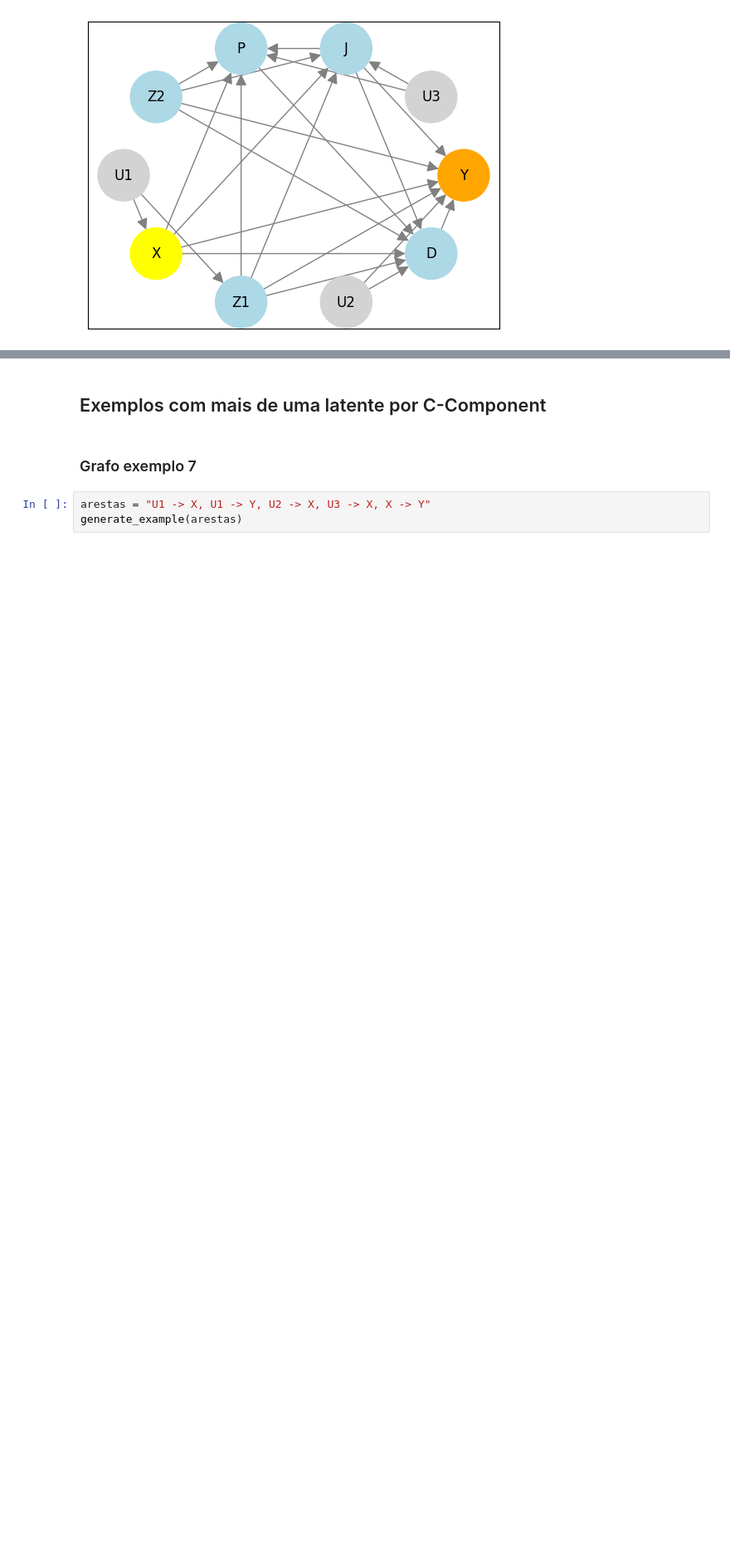
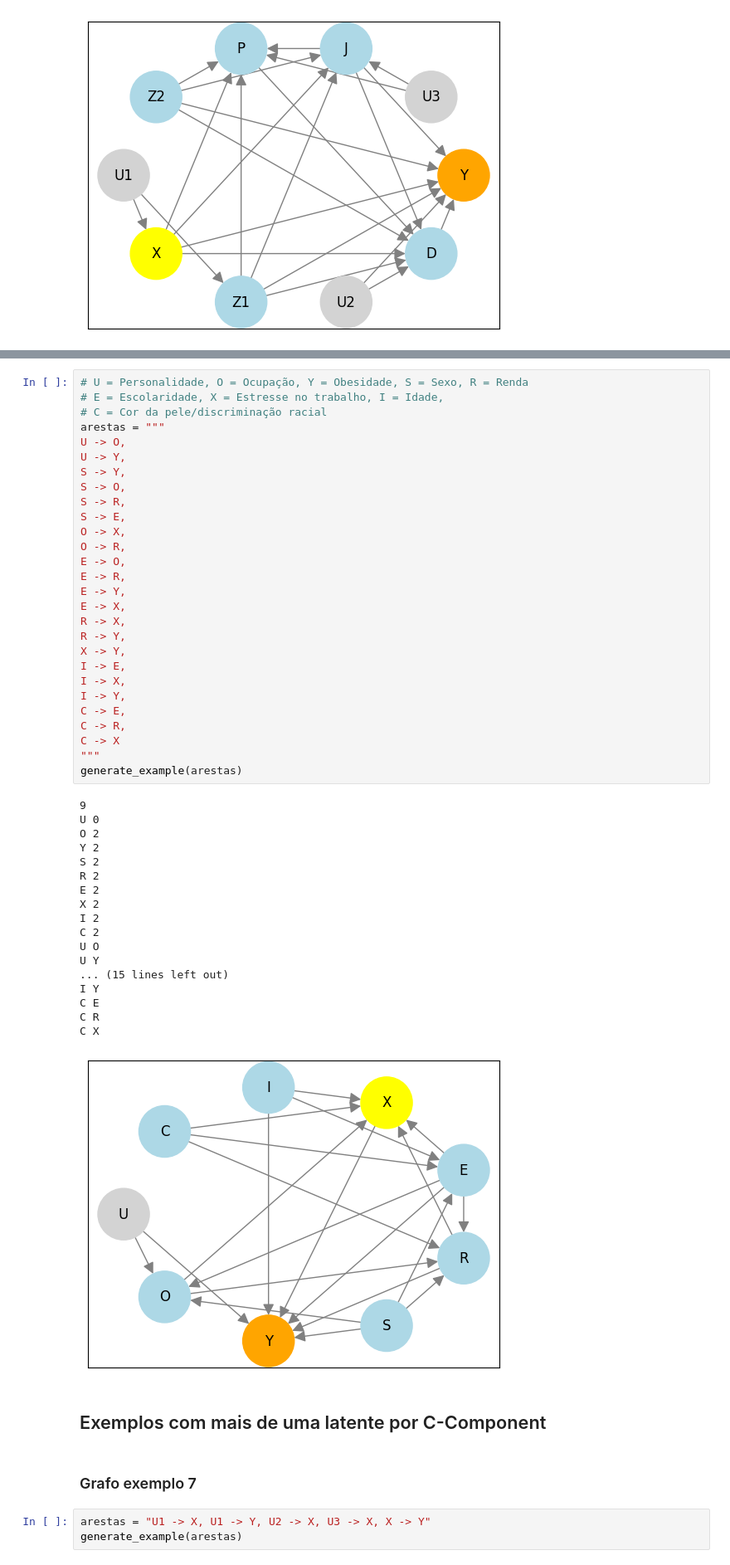
Before and after one commit to Causal-Inference-Group-C4AI/exemplos_de_grafos, a Jupyter notebook: grafos.ipynb, the cells around one changed output, grey strips where cells are left out. Shown: that part at 83% size. Drawn from its saved outputs; the diff is of its cells as text; blank space fills up the shorter version.

Commit message:
Add epidemiology example graph

```diff
--- a/grafos.ipynb
+++ b/grafos.ipynb
@@ -232,3 +236,50 @@ Z2 Y
+# %%
+# U = Personalidade, O = Ocupação, Y = Obesidade, S = Sexo, R = Renda
+# E = Escolaridade, X = Estresse no trabalho, I = Idade,
+# C = Cor da pele/discriminação racial
+arestas = """
+U -> O,
+U -> Y,
+S -> Y,
+S -> O,
+S -> R,
+S -> E,
+O -> X,
+O -> R,
+E -> O,
+E -> R,
+E -> Y,
+E -> X,
+R -> X,
+R -> Y,
+X -> Y,
+I -> E,
+I -> X,
+I -> Y,
+C -> E,
+C -> R,
+C -> X
+"""
+generate_example(arestas)
+# %% [output]
+9
+U 0
+O 2
+Y 2
+S 2
+R 2
+E 2
+X 2
+I 2
+C 2
+U O
+U Y
+... (15 lines left out)
+I Y
+C E
+C R
+C X
+[figure, added]
 # %% [markdown]
 ## Exemplos com mais de uma latente por C-Component
 # %% [markdown]
```
Also changed, not shown: parts of 1 cell of this notebook.
